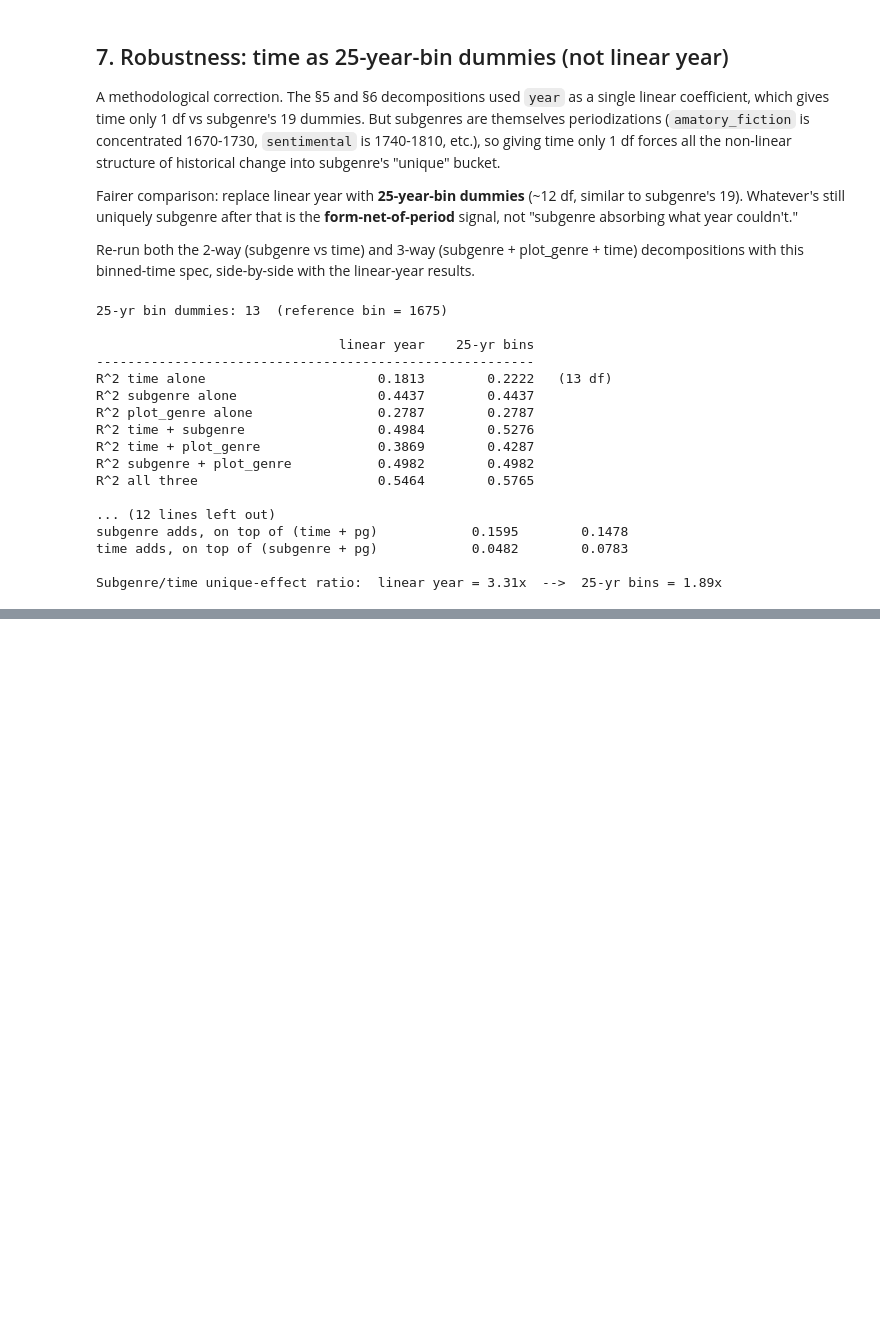
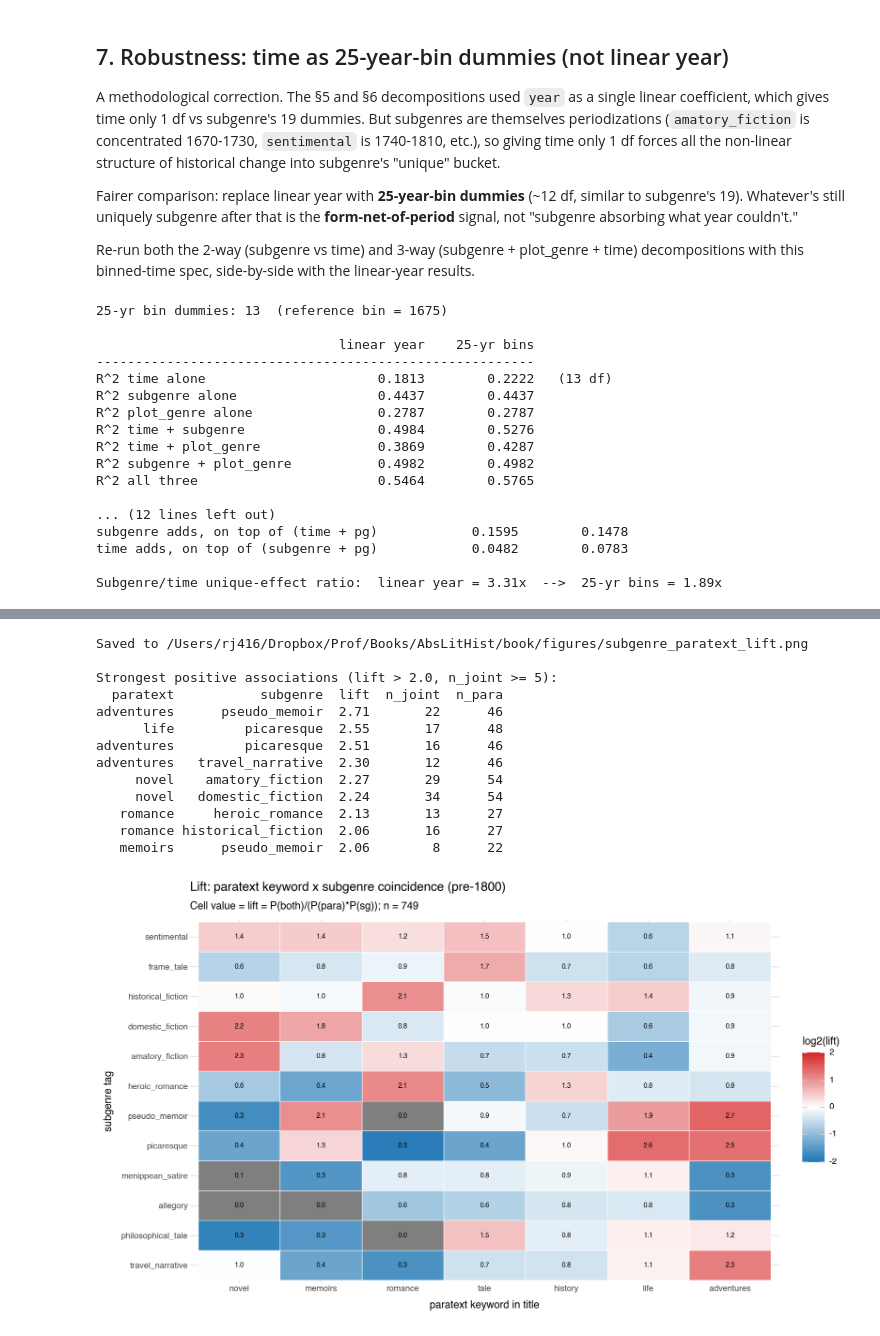
Before and after one commit to quadrismegistus/abstraction, a Jupyter notebook: notebooks/17-subgenre.ipynb, the cells around one changed output, grey strips where cells are left out. Drawn from its saved outputs; the diff is of its cells as text; code cells hidden in the pictures; blank space fills up the shorter version.

```diff
--- a/notebooks/17-subgenre.ipynb
+++ b/notebooks/17-subgenre.ipynb
@@ -764,0 +815,76 @@ Subgenre/time unique-effect ratio:  linear year = 3.31x  -->  25-yr bins = 1.89x
+# %%
+# Lift heatmap: paratext keywords x top-12 subgenres
+N_j = len(joint)
+top12 = [t for t, _ in sg_counter.most_common(12)]
+
+lift_rows = []
+for sg in top12:
+    has_sg = joint['subgenres'].apply(lambda L: sg in L).values
+    p_sg = has_sg.mean()
+    for col, pat in PARATEXT_PATTERNS.items():
+        name = col.replace('pt_', '')
+        in_para = joint[col].astype(bool).values
+        n_para = in_para.sum()
+        if n_para < 10:
+            continue
+        p_para = in_para.mean()
+        p_joint = (has_sg & in_para).mean()
+        if p_sg == 0 or p_para == 0:
+            continue
+        lift = p_joint / (p_sg * p_para)
+        lift_rows.append({
+            'subgenre': sg,
+            'paratext': name,
+            'lift': lift,
+            'log2_lift': np.log2(lift) if lift > 0 else np.nan,
+            'n_joint': int((has_sg & in_para).sum()),
+            'n_para': int(n_para),
+        })
+para_lift = pd.DataFrame(lift_rows)
+
+# Order paratext cols by mean log2_lift, subgenres by mass
+para_order = (para_lift.groupby('paratext')['log2_lift'].mean()
+              .sort_values().index.tolist())
+para_lift['paratext'] = pd.Categorical(para_lift['paratext'], categories=para_order, ordered=True)
+para_lift['subgenre'] = pd.Categorical(para_lift['subgenre'], categories=top12[::-1], ordered=True)
+
+p_pl = (p9.ggplot(para_lift, p9.aes(x='paratext', y='subgenre', fill='log2_lift'))
+        + p9.geom_tile(color='white', size=0.3)
+        + p9.geom_text(p9.aes(label='lift'),
+                       data=para_lift.assign(lift=para_lift['lift'].round(1)),
+                       size=7)
+        + p9.scale_fill_gradient2(low='#1f77b4', mid='white', high='#d62728',
+                                  midpoint=0, limits=(-2, 2))
+        + p9.labs(
+            title='Lift: paratext keyword x subgenre coincidence (pre-1800)',
+            subtitle=f'Cell value = lift = P(both)/(P(para)*P(sg)); n = {N_j:,}',
+            x='paratext keyword in title', y='subgenre tag', fill='log2(lift)',
+        )
+        + p9.theme_minimal()
+        + p9.theme(figure_size=(11, 6.5)))
+
+out = os.path.join(DROPBOX_FIGS, 'subgenre_paratext_lift.png')
+p_pl.save(out, dpi=300, verbose=False)
+print(f'Saved to {out}')
+
+print('\nStrongest positive associations (lift > 2.0, n_joint >= 5):')
+top = para_lift[(para_lift['lift'] > 2.0) & (para_lift['n_joint'] >= 5)] \
+    .sort_values('lift', ascending=False).head(15)
+print(top[['paratext', 'subgenre', 'lift', 'n_joint', 'n_para']].round(2).to_string(index=False))
+
+p_pl
+# %% [output]
+Saved to /Users/rj416/Dropbox/Prof/Books/AbsLitHist/book/figures/subgenre_paratext_lift.png
+
+Strongest positive associations (lift > 2.0, n_joint >= 5):
+  paratext           subgenre  lift  n_joint  n_para
+adventures      pseudo_memoir  2.71       22      46
+      life         picaresque  2.55       17      48
+adventures         picaresque  2.51       16      46
+adventures   travel_narrative  2.30       12      46
+     novel    amatory_fiction  2.27       29      54
+     novel   domestic_fiction  2.24       34      54
+   romance     heroic_romance  2.13       13      27
+   romance historical_fiction  2.06       16      27
+   memoirs      pseudo_memoir  2.06        8      22
+[figure, added]
```
Also changed, not shown: parts of 3 cells of this notebook.
